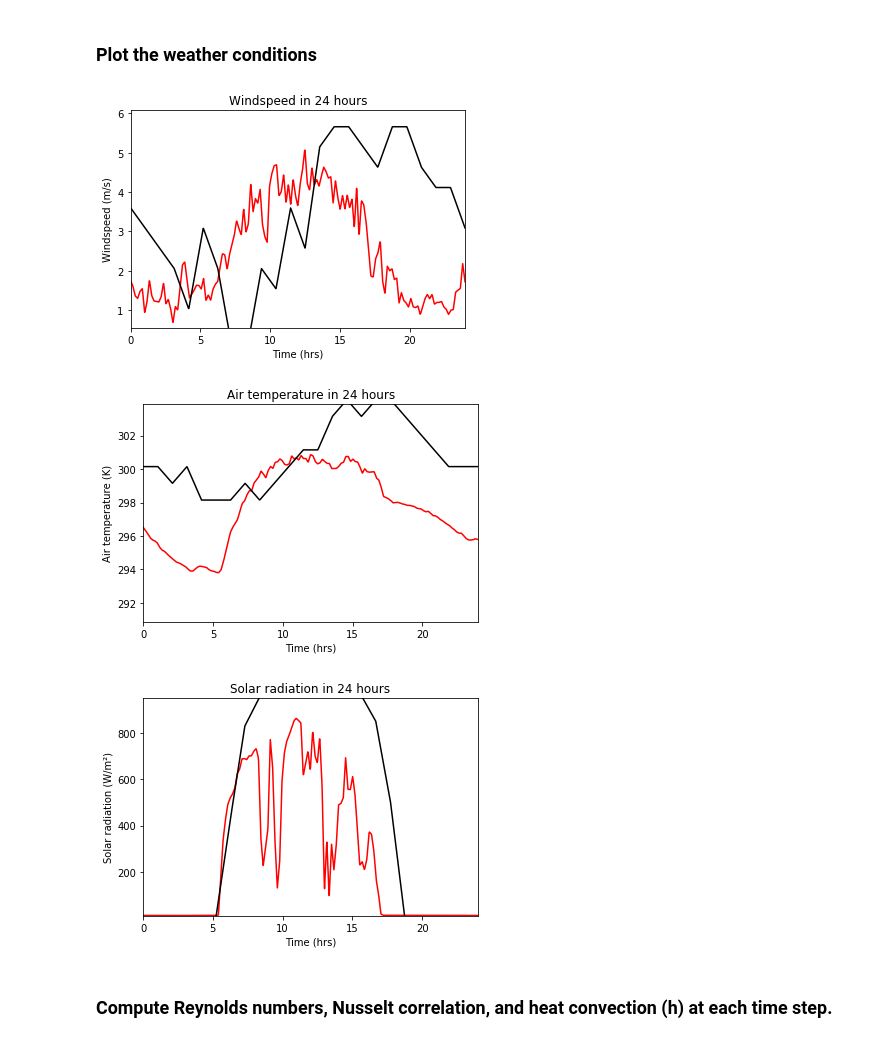
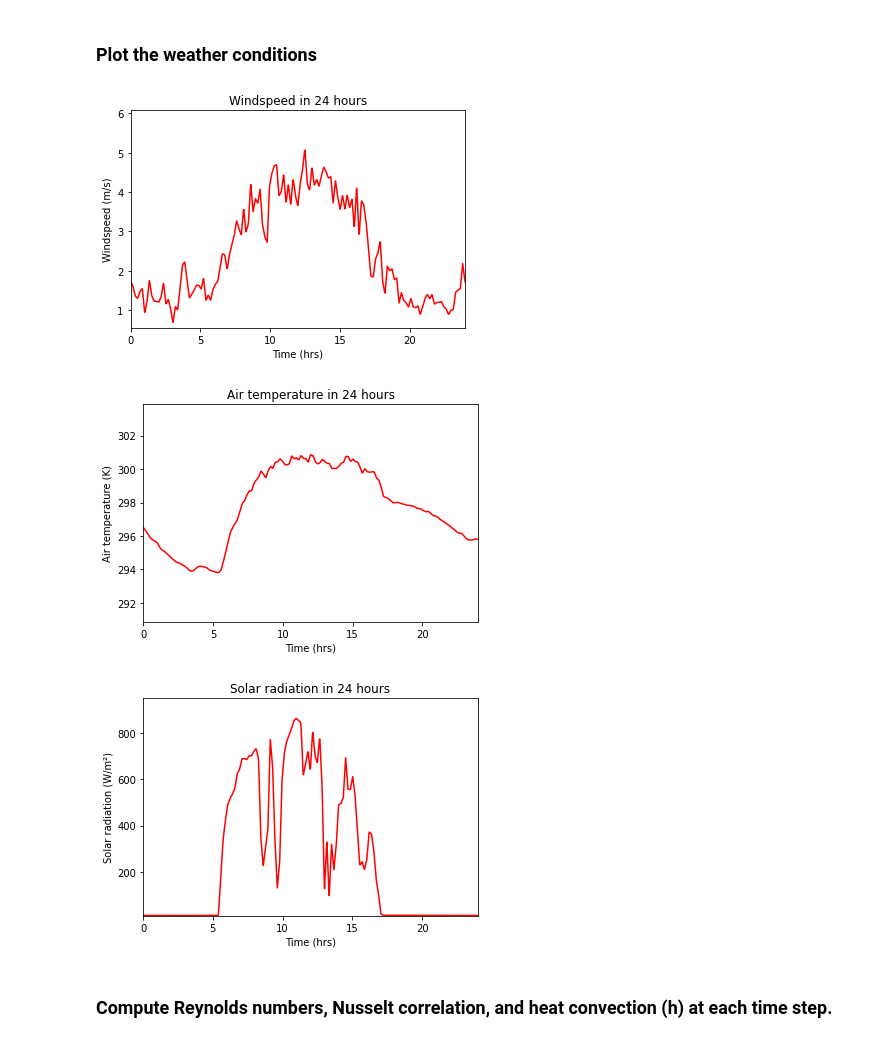
Before and after one commit to yajuna/treeRemote, a Jupyter notebook: notebook/treePower.ipynb, the cells around one changed output. Cells and saved outputs as stored; diff of their text form; code cells hidden in the pictures.

```diff
--- a/notebook/treePower.ipynb
+++ b/notebook/treePower.ipynb
@@ -41,9 +41,9 @@ Scipy version is 1.3.1
 # regular save on laptop
 # savefigpath = 'fig/'
 # save on laptop for testing
-# savefigpath = 'figPcoeffTest/'
+savefigpath = 'figPcoeffTest/'
 # save absolute path desktop
-savefigpath = '/Users/yajuna/Development/tree/notebook/fig_new_data/'
+# savefigpath = '/Users/yajuna/Development/tree/notebook/fig_new_data/'
 # %% [markdown]
 Define parameters used in time stepping- related to the properties of the trees and weather: thermal conductivity (W/(mK), $\rho$ the density (kg/m^3), specific heat (J/(kgK)); $\rho$ mutiplies specific heat gives the heat capacity; finally
 albedo which impacts how much solar radiation is absorbed (taken to be 0.3 from Potter and Andresen 2002).
@@ -71,10 +71,10 @@ parameters = {"n_x": 160,
               "plot_at": 3,
               "diff_at": [0, -1],
               "radius": 0.18,
-              "thermal_conductivity": 0.059,#0.12, # Notation Kt in code; k in paper
-              "rho": 675,#510,
-              "specific_heat": 3740, #1380,
+              "thermal_conductivity": 1.8,# Notation Kt in code; k in paper # pg 3-17, wood handbook.
+              "rho": 675,
+              "specific_heat": 1700, # table 3-12, at 27 degrees, MC 12% (wood handbook)# mango 3740,
               "albedo": 0.3, # 0.3 is concrete; 0.18, is grass#
-              "boundary_type": "Neumann"
+              "boundary_type": "Dirichlet"
              }
 # %%
@@ -219,54 +223,54 @@ T_air = test_weather["air_temp"]
 qrads = test_weather["solar"]
 
 ############################
-# Test with old data to see plots
-test_weather1 = make_weather_input1(parameters)
+# # Test with old data to see plots
+# test_weather1 = make_weather_input1(parameters)
 
-Va1 = test_weather1["windspeed"]
-T_air1 = test_weather1["air_temp"]
-qrads1 = test_weather1["solar"]
+# Va1 = test_weather1["windspeed"]
+# T_air1 = test_weather1["air_temp"]
+# qrads1 = test_weather1["solar"]
 ###########################
 
 
 plt.plot(time, Va, 'r-')
-###
-plt.plot(time, Va1, 'k-')
-###
+# ###
+# plt.plot(time, Va1, 'k-')
+# ###
 message = f"Windspeed in 24 hours"
 plt.title(message)
 plt.axis([0, 24, Va.min() - Va.min() * 0.2, Va.max() + Va.max() * 0.2])
 plt.xlabel('Time (hrs)')
 plt.ylabel('Windspeed (m/s)')
 plt.savefig(savefigpath + 'windspeed' + '.eps', format='eps', dpi=300,bbox_inches='tight')
 plt.show()
 
 plt.plot(time, T_air, 'r-')
-###
-plt.plot(time, T_air1, 'k-')
-###
+# ###
+# plt.plot(time, T_air1, 'k-')
+# ###
 message = f"Air temperature in 24 hours"
 plt.title(message)
 plt.axis([0, 24, T_air.min() - T_air.min() * 0.01, T_air.max() + T_air.max() * 0.01])
 plt.xlabel('Time (hrs)')
 plt.ylabel('Air temperature (K)')
 plt.savefig(savefigpath + 'T_air' + '.eps', format='eps', dpi=300,bbox_inches='tight')
 plt.show()
 
 plt.plot(time, qrads, 'r-')
-###
-plt.plot(time, qrads1, 'k-')
-###
+# ###
+# plt.plot(time, qrads1, 'k-')
+# ###
 message = f"Solar radiation in 24 hours"
 plt.title(message)
 plt.axis([0, 24, qrads.min() - qrads.min() * 0.1, qrads.max() + qrads.max() * 0.1])
 plt.xlabel('Time (hrs)')
 plt.ylabel('Solar radiation (W/m²)')
 plt.savefig(savefigpath + 'qrads' + '.eps', format='eps', dpi=300,bbox_inches='tight')
 plt.show()
 # %% [output]
-[figure, old version]
+[figure, new version]
-[figure, old version]
+[figure, new version]
-[figure, old version]
+[figure, new version]
 # %% [markdown]
 ### Compute Reynolds numbers, Nusselt correlation, and heat convection (h) at each time step.
 # %%
```
Also changed, not shown: parts of 14 cells of this notebook.
